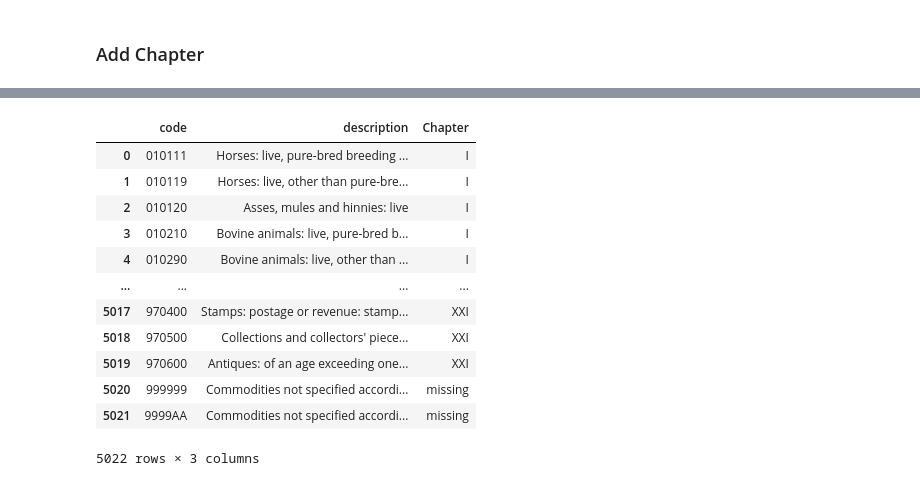
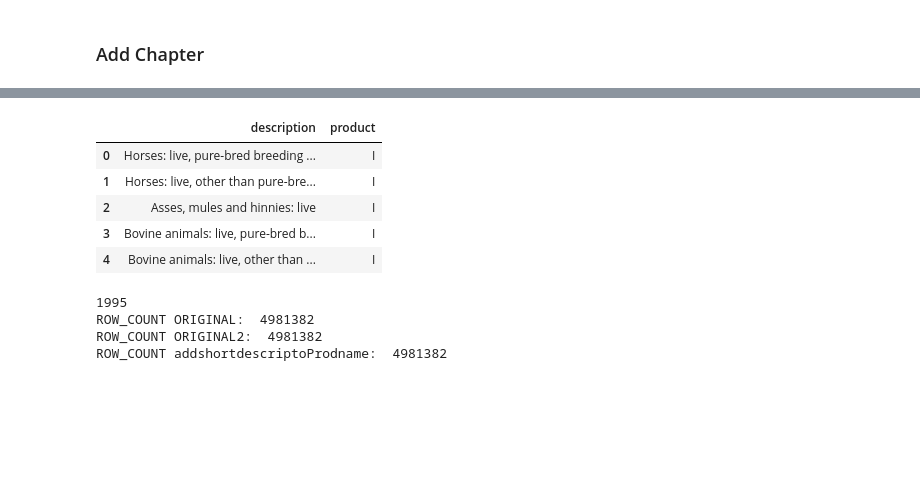
Before and after one commit to powell001/Simpsons_BACI, a Jupyter notebook: baci_preparation/baci_readin.ipynb, the cells around one changed output, grey strips where cells are left out. Drawn from its saved outputs; the diff is of its cells as text; code cells hidden in the pictures; blank space fills up the shorter version.

Commit message:
organized data for regressions

```diff
--- a/baci_preparation/baci_readin.ipynb
+++ b/baci_preparation/baci_readin.ipynb
@@ -332,6 +317,4 @@ prod_desc
 # %%
-
-
 searchfor = ['01','02','03','04','05']
 prod_desc1 = prod_desc['code'].apply(lambda x: 'I' if any(i in x[0:2] for i in searchfor) else np.nan)
 prod_desc1.dropna(inplace=True)
@@ -426,18 +409,48 @@ xyz = pd.concat([prod_desc1, prod_desc2,prod_desc3,prod_desc4,prod_desc5,prod_de
 
 
 prod_desc['Chapter'] = xyz
-prod_desc
+hs6twodigits_new = prod_desc.copy()
+
+hs6twodigits_new.drop(columns=['code'], inplace=True)
+hs6twodigits_new.rename(columns={"Chapter": "product"}, inplace=True)
+hs6twodigits_new  = hs6twodigits_new[hs6twodigits_new['product'] != 'missing']
+
+hs6twodigits_new.to_csv("baci_preparation\hs6twodigits_new.csv")
-# %% [output]
-|  | code | description | Chapter |
-| 0 | 010111 | Horses: live, pure-bred breeding ... | I |
-| 1 | 010119 | Horses: live, other than pure-bre... | I |
-| 2 | 010120 | Asses, mules and hinnies: live | I |
-| 3 | 010210 | Bovine animals: live, pure-bred b... | I |
-| 4 | 010290 | Bovine animals: live, other than ... | I |
-| ... | ... | ... | ... |
-| 5017 | 970400 | Stamps: postage or revenue: stamp... | XXI |
-| 5018 | 970500 | Collections and collectors' piece... | XXI |
-| 5019 | 970600 | Antiques: of an age exceeding one... | XXI |
-| 5020 | 999999 | Commodities not specified accordi... | missing |
-| 5021 | 9999AA | Commodities not specified accordi... | missing |
-5022 rows × 3 columns
+# %%
+hs6twodigits_new.head()
+# %% [output]
+|  | description | product |
+| 0 | Horses: live, pure-bred breeding ... | I |
+| 1 | Horses: live, other than pure-bre... | I |
+| 2 | Asses, mules and hinnies: live | I |
+| 3 | Bovine animals: live, pure-bred b... | I |
+| 4 | Bovine animals: live, other than ... | I |
+# %%
+def BACI_through_time_chapter():
+    years = np.arange(start=1995, stop=1996)
+
+    allYears = []
+
+    for yr in years:
+        print(yr)
+        bacidata = baci_data + "\BACI_HS92_Y" + str(yr) + "_V202401b.csv"
+        test_data = bc1.readindata(bacidata, verbose = False, tmp_save = False)
+        test_data = bc1.addshortdescriptoProdname(test_data)
+
+        groupdata = test_data[['Value', 'code']].groupby('code').sum().T
+        groupdata['Year'] = yr
+
+        allYears.append(groupdata)
+
+    data1 = pd.concat(allYears, axis=0)
+    data1.set_index('Year', inplace=True)
+    data1.to_csv("tmp123.csv")
+
+
+
+BACI_through_time_chapter()
+# %% [output]
+1995
+ROW_COUNT ORIGINAL:  4981382
+ROW_COUNT ORIGINAL2:  4981382
+ROW_COUNT addshortdescriptoProdname:  4981382
```
Also changed, not shown: parts of 4 cells of this notebook.
